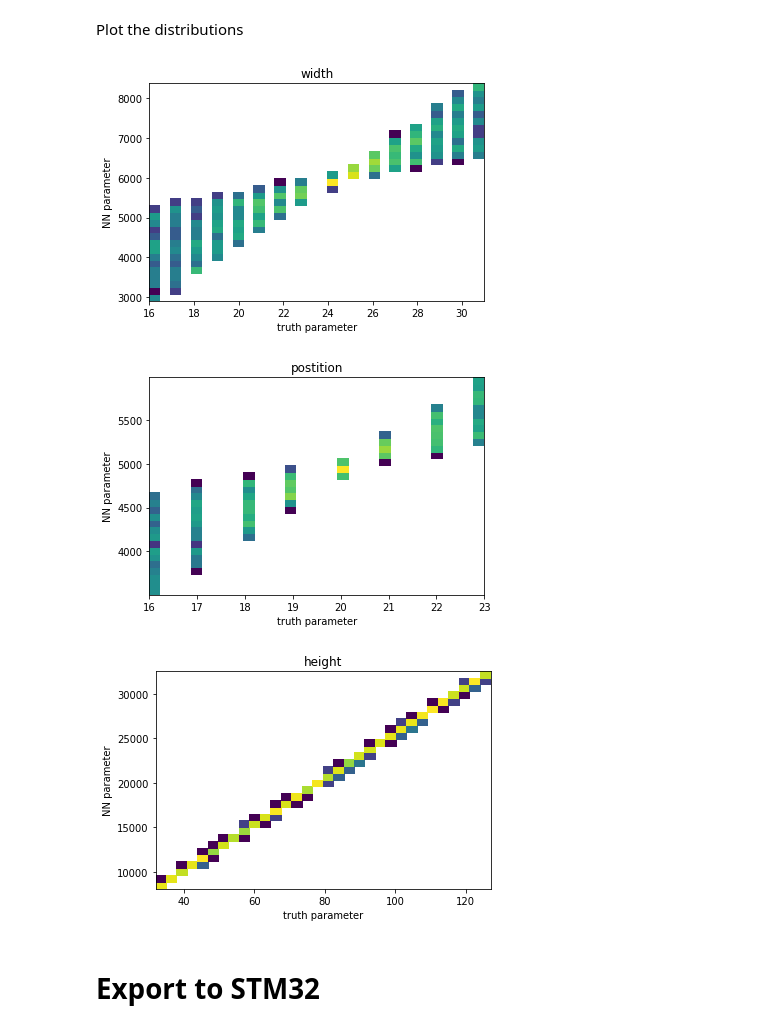
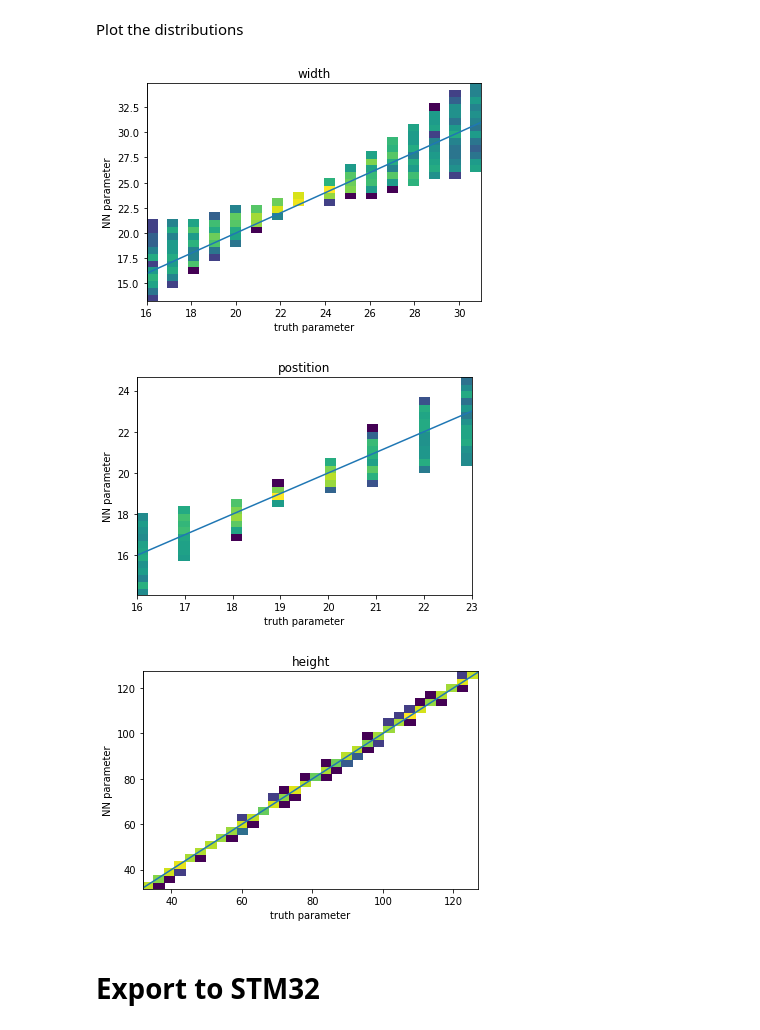
Before and after one commit to JochiSt/AI_PulseReconstruction, a Jupyter notebook: TestSTM32_AI.ipynb, the cells around one changed output. Drawn from its saved outputs; the diff is of its cells as text; code cells hidden in the pictures.

```diff
--- a/TestSTM32_AI.ipynb
+++ b/TestSTM32_AI.ipynb
@@ -181,16 +181,16 @@ using 6000 points for training and 8000 points for testing
 inputs = keras.Input(shape=(128,), name="waveform_input")
 
 layer_cnt=0
-x = keras.layers.Dense(128, name="layer_%d"%(layer_cnt))(inputs)
+x = keras.layers.Dense(64, name="layer_%d"%(layer_cnt))(inputs)
 layer_cnt+=1
 
-x = keras.layers.Dense(128, name="layer_%d"%(layer_cnt))(x)
+x = keras.layers.Dense(32, name="layer_%d"%(layer_cnt))(x)
 layer_cnt+=1
 
-x = keras.layers.Dense(128, name="layer_%d"%(layer_cnt))(x)
-layer_cnt+=1
+# x = keras.layers.Dense(32, name="layer_%d"%(layer_cnt))(x)
+# layer_cnt+=1
 
-x = keras.layers.Dense(128,  name="layer_%d"%(layer_cnt))(x)
+x = keras.layers.Dense(32,  name="layer_%d"%(layer_cnt))(x)
 layer_cnt+=1
 
 # final layer for classification
@@ -341,7 +346,7 @@ for i in range(TEST_SAMPLES):
 for i in range(TEST_SAMPLES):
   # waveform needs to be reshaped to be fed into ANN
   waveform = waveforms[i].reshape(1,128)
-  NN_parameters.append( np.array( model_1.predict(waveform)[0]) * 255 )
+  NN_parameters.append( np.array( model_1.predict(waveform)[0]) )
 # %% [markdown]
 Plot the distributions
 # %%
@@ -349,34 +354,37 @@ plot_x = [k[0] for k in orig_parameters]
 plot_y = [k[0] for k in NN_parameters]
 plt.hist2d(plot_x, plot_y, bins=32, norm=LogNorm())
 plt.vlines(np.array(P_width),ymin=0, ymax=100)
+plt.plot( [np.min(plot_x), np.max(plot_x)], [np.min(plot_x), np.max(plot_x)])
 plt.title("width")
 plt.ylabel("NN parameter")
 plt.xlabel("truth parameter")
 plt.show()
 # %% [output]
-[figure, old version]
+[figure, new version]
 # %%
 plot_x = [k[1] for k in orig_parameters]
 plot_y = [k[1] for k in NN_parameters]
 plt.hist2d(plot_x, plot_y, bins=32, norm=LogNorm())
 plt.vlines(np.array(P_position),ymin=0, ymax=100)
+plt.plot( [np.min(plot_x), np.max(plot_x)], [np.min(plot_x), np.max(plot_x)])
 plt.title("postition")
 plt.ylabel("NN parameter")
 plt.xlabel("truth parameter")
 plt.show()
 # %% [output]
-[figure, old version]
+[figure, new version]
 # %%
 plot_x = [k[2] for k in orig_parameters]
 plot_y = [k[2] for k in NN_parameters]
 plt.hist2d(plot_x, plot_y, bins=32, norm=LogNorm())
 plt.vlines(np.array(P_height),ymin=0, ymax=1000)
+plt.plot( [np.min(plot_x), np.max(plot_x)], [np.min(plot_x), np.max(plot_x)])
 plt.title("height")
 plt.ylabel("NN parameter")
 plt.xlabel("truth parameter")
 plt.show()
 # %% [output]
-[figure, old version]
+[figure, new version]
 # %% [markdown]
 # Export to STM32
 # %% [markdown]
```
Also changed, not shown: parts of 10 cells of this notebook.
